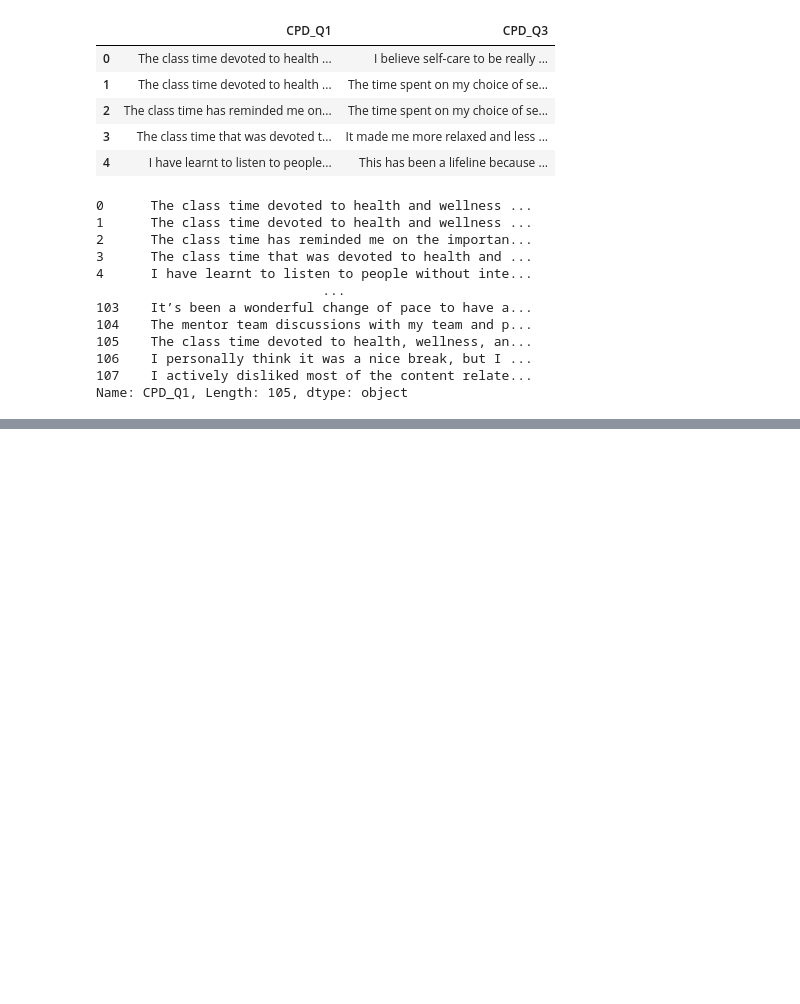
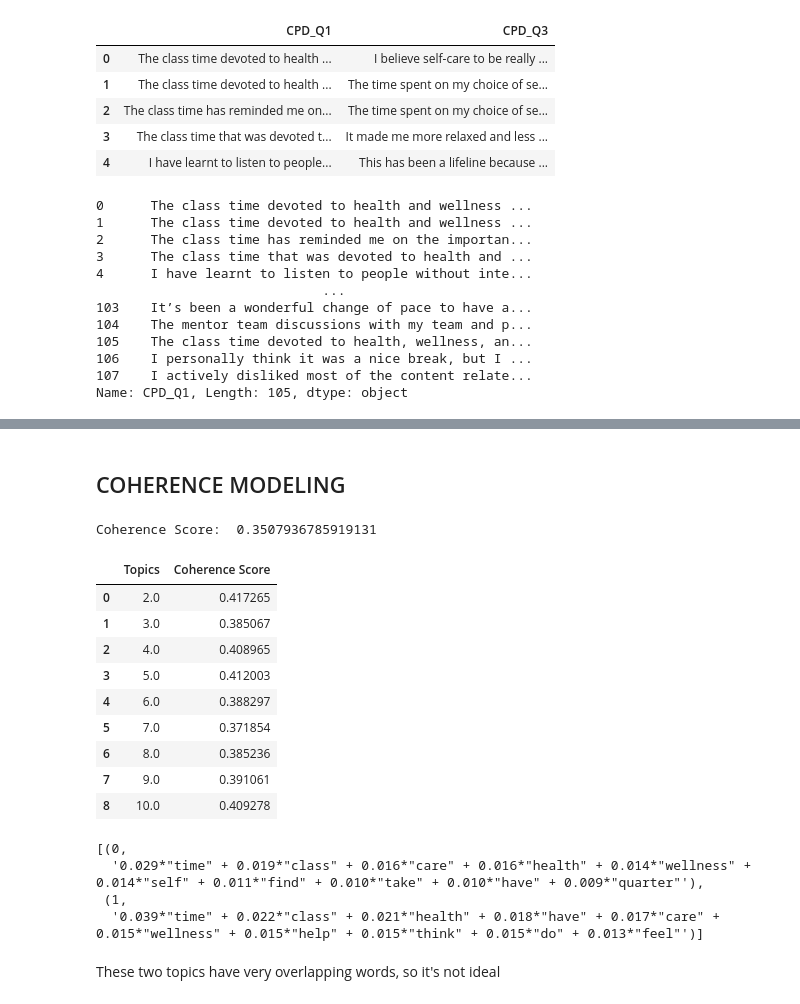
Before and after one commit to bellaachang/UW-Pharm-NLP, a Jupyter notebook: Bella_EDA.ipynb, the cells around one changed output, grey strips where cells are left out. Drawn from its saved outputs; the diff is of its cells as text; code cells hidden in the pictures; blank space fills up the shorter version.

```diff
--- a/Bella_EDA.ipynb
+++ b/Bella_EDA.ipynb
@@ -136,10 +149,11 @@ def lemmatization(texts, allowed_postags=['NOUN', 'ADJ', 'VERB', 'ADV']):
 data_words_nostops = remove_stopwords(data_words)
 
 # Form Bigrams
-data_words_bigrams = make_bigrams(data_words_nostops)
+data_words_bigrams = make_bigrams(data_words) #data_words_nostops
 
 # Do lemmatization keeping only noun, adj, vb, adv
-data_lemmatized = lemmatization(data_words_bigrams, allowed_postags=['NOUN', 'ADJ', 'VERB', 'ADV'])
+# data_words_bigrams == data_words => true
+data_lemmatized = lemmatization(data_words, allowed_postags=['NOUN', 'ADJ', 'VERB', 'ADV'])
 
-print(data_lemmatized[:1][0][:30])
+print(data_lemmatized[:1][0][:30]) #1st 30 words of 1st comment
 # %% [output]
@@ -146,0 +161,12 @@ print(data_lemmatized[:1][0][:30])
+# %%
+# Create Dictionary
+id2word = corpora.Dictionary(data_lemmatized)
+
+# Create Corpus
+texts = data_lemmatized
+
+# Term Document Frequency
+corpus = [id2word.doc2bow(text) for text in texts]
+
+# View
+print(corpus[:1][0][:30])
@@ -146,0 +193,48 @@ print(data_lemmatized[:1][0][:30])
+# %% [markdown]
+## COHERENCE MODELING
+# %%
+coherence_model_lda = CoherenceModel(model=lda_model, texts=data_lemmatized, dictionary=id2word, coherence='c_v')
+coherence_lda = coherence_model_lda.get_coherence()
+print('Coherence Score: ', coherence_lda)
+# %% [output]
+Coherence Score:  0.3507936785919131
+# %%
+tracker = pd.DataFrame(columns=['Topics', 'Coherence Score'])
+
+for i in np.arange(2, 11):
+  test_lda = gensim.models.LdaMulticore(corpus=corpus,
+                                       id2word=id2word,
+                                       num_topics=i,
+                                       random_state=42,
+                                       passes=10)
+  test_coher = CoherenceModel(model=test_lda, texts=data_lemmatized, dictionary=id2word, coherence='c_v')
+  test_coher_lda = test_coher.get_coherence()
+  new_row = {"Topics": i, "Coherence Score": test_coher_lda}
+  tracker = tracker.append(new_row, ignore_index=True)
+
+tracker
+# %% [output]
+|  | Topics | Coherence Score |
+| 0 | 2.0 | 0.417265 |
+| 1 | 3.0 | 0.385067 |
+| 2 | 4.0 | 0.408965 |
+| 3 | 5.0 | 0.412003 |
+| 4 | 6.0 | 0.388297 |
+| 5 | 7.0 | 0.371854 |
+| 6 | 8.0 | 0.385236 |
+| 7 | 9.0 | 0.391061 |
+| 8 | 10.0 | 0.409278 |
+# %%
+two_topics = gensim.models.LdaMulticore(corpus=corpus,
+                                       id2word=id2word,
+                                       num_topics=2,
+                                       random_state=42,
+                                       passes=10)
+two_topics.print_topics()
+# %% [output]
+[(0,
+  '0.029*"time" + 0.019*"class" + 0.016*"care" + 0.016*"health" + 0.014*"wellness" + 0.014*"self" + 0.011*"find" + 0.010*"take" + 0.010*"have" + 0.009*"quarter"'),
+ (1,
+  '0.039*"time" + 0.022*"class" + 0.021*"health" + 0.018*"have" + 0.017*"care" + 0.015*"wellness" + 0.015*"help" + 0.015*"think" + 0.015*"do" + 0.013*"feel"')]
+# %% [markdown]
+These two topics have very overlapping words, so it's not ideal
```
Also changed, not shown: parts of 17 cells of this notebook.
